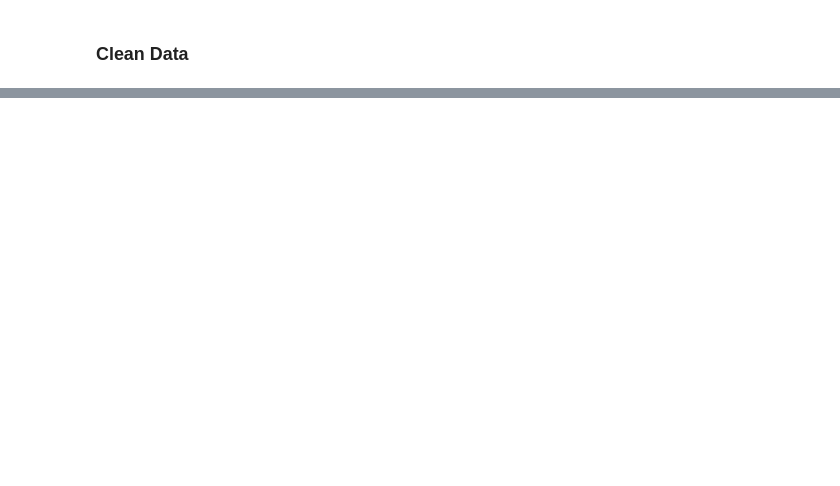
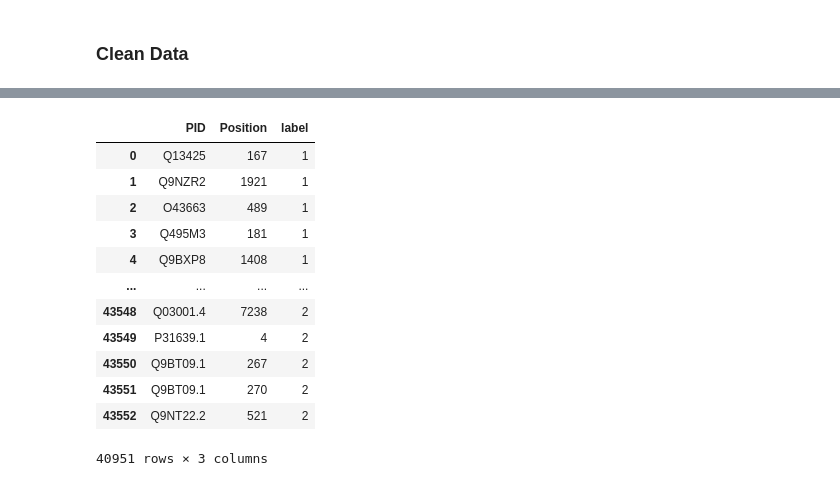
Before and after one commit to CallMeMisterOwl/protein_properties, a Jupyter notebook: src/data/merge_glyco_data.ipynb, the cells around one changed output, grey strips where cells are left out. Saved outputs shown, nothing was run; the diff lists cells and outputs as text; code cells hidden in the pictures; blank space fills up the shorter version.

```diff
--- a/src/data/merge_glyco_data.ipynb
+++ b/src/data/merge_glyco_data.ipynb
@@ -72,0 +63,7 @@ Index(['Q92954.3', 'P49589.3', 'Q9HBR0.2', 'O94985.1', 'Q8IYE1.2', 'P52823.1',
+# %%
+O_captor_train_df = O_captor_train_series.to_frame()
+O_captor_train_df.columns = ["Position"]
+O_captor_train_df["PID"] = O_captor_train_df.index
+O_captor_train_df["label"] = 2
+O_captor_train_df.reset_index(drop=True, inplace=True)
+O_captor_train_df = O_captor_train_df.explode("Position", ignore_index=True)
@@ -82,3 +89,21 @@ TypeError: descriptor 'union' for 'set' objects doesn't apply to a 'int' object
+# %%
+N_merged_train_df = pd.concat([N_LMNgly_train_df, N_taherzadeh_train_df, O_captor_train_df], ignore_index=True)
+N_merged_train_df.drop_duplicates(inplace=True, keep="first")
+N_merged_train_df
+# %% [output]
+|  | PID | Position | label |
+| 0 | Q13425 | 167 | 1 |
+| 1 | Q9NZR2 | 1921 | 1 |
+| 2 | O43663 | 489 | 1 |
+| 3 | Q495M3 | 181 | 1 |
+| 4 | Q9BXP8 | 1408 | 1 |
+| ... | ... | ... | ... |
+| 43548 | Q03001.4 | 7238 | 2 |
+| 43549 | P31639.1 | 4 | 2 |
+| 43550 | Q9BT09.1 | 267 | 2 |
+| 43551 | Q9BT09.1 | 270 | 2 |
+| 43552 | Q9NT22.2 | 521 | 2 |
+40951 rows × 3 columns
 # %%
 # drop the proteins that are in the either of the two test set
 N_merged_train_df = N_merged_train_df[~N_merged_train_df.index.isin(N_LMNgly_test_df.index)]
```
Also changed, not shown: parts of 26 cells of this notebook, 2 other files.
